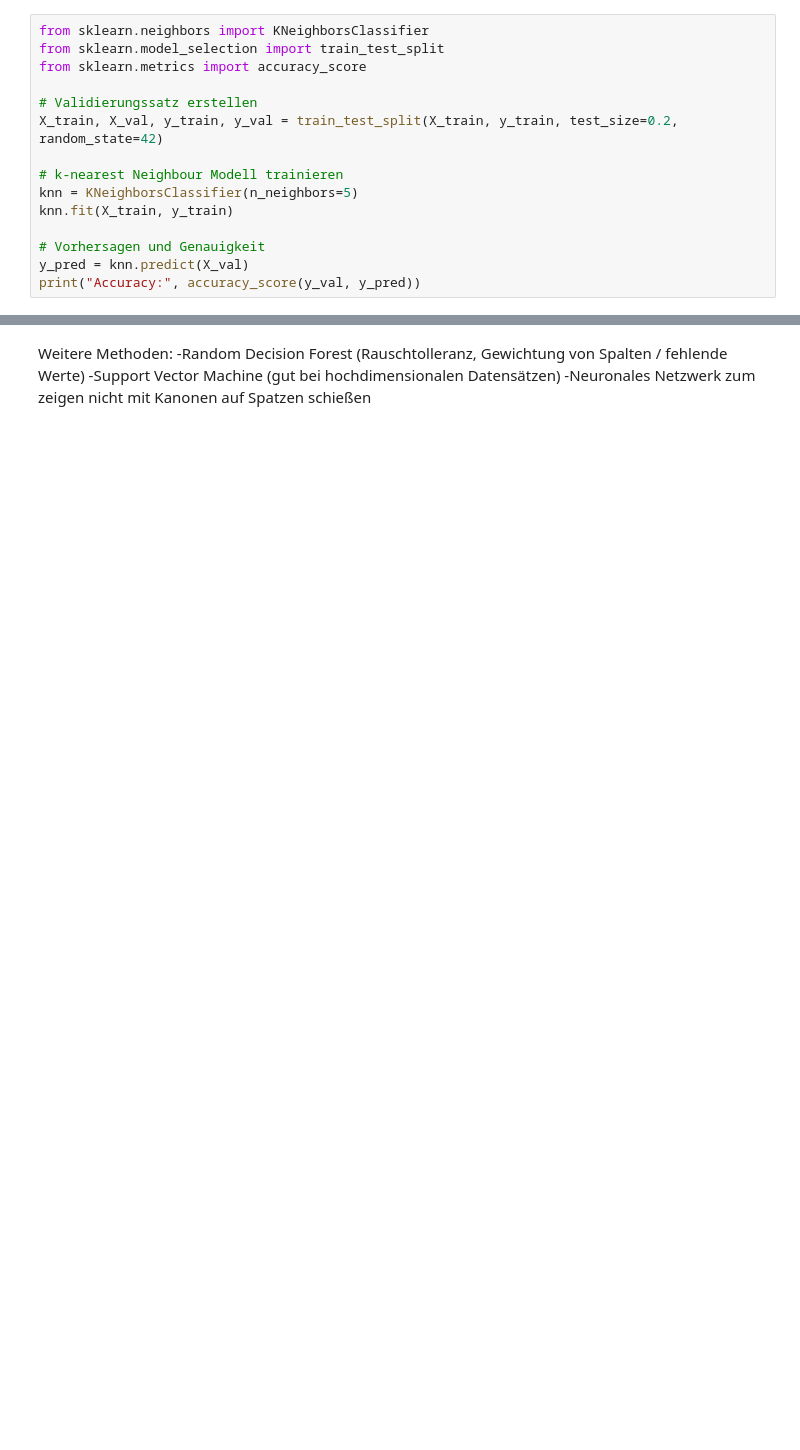
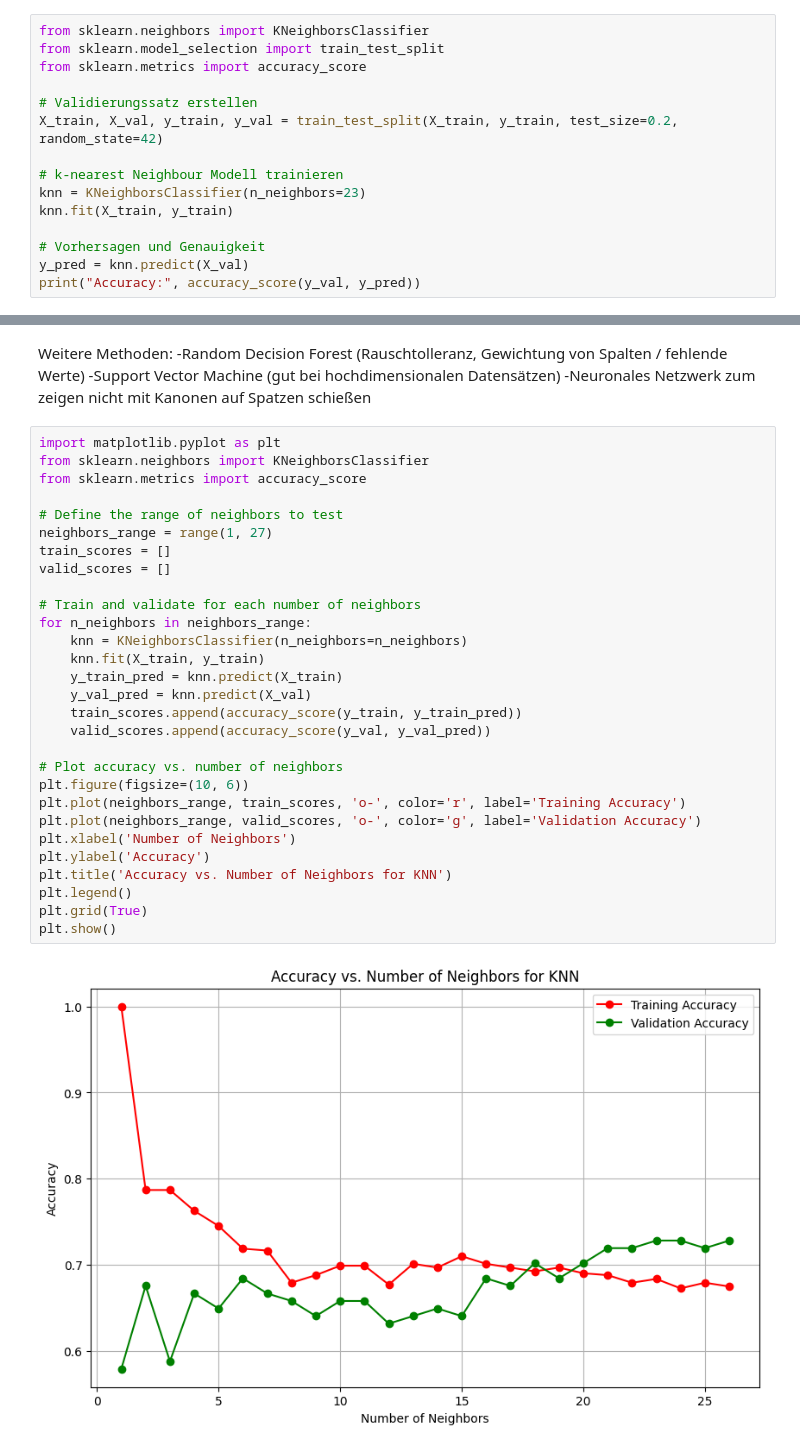
Before and after one commit to Alexander-Friz/AI_Project_KNN_Titanic, a Jupyter notebook: WWI22_KI_UC.ipynb, the cells around one changed output, grey strips where cells are left out. Saved outputs shown, nothing was run; the diff lists cells and outputs as text; blank space fills up the shorter version.

```diff
--- a/WWI22_KI_UC.ipynb
+++ b/WWI22_KI_UC.ipynb
@@ -132,7 +206,7 @@ from sklearn.metrics import accuracy_score
 X_train, X_val, y_train, y_val = train_test_split(X_train, y_train, test_size=0.2, random_state=42)
 
 # k-nearest Neighbour Modell trainieren
-knn = KNeighborsClassifier(n_neighbors=5)
+knn = KNeighborsClassifier(n_neighbors=23)
 knn.fit(X_train, y_train)
 
 # Vorhersagen und Genauigkeit
@@ -162,3 +236,34 @@ Weitere Methoden:
     -Random Decision Forest (Rauschtolleranz, Gewichtung von Spalten / fehlende Werte)
     -Support Vector Machine (gut bei hochdimensionalen Datensätzen)
     -Neuronales Netzwerk zum zeigen nicht mit Kanonen auf Spatzen schießen
+# %%
+import matplotlib.pyplot as plt
+from sklearn.neighbors import KNeighborsClassifier
+from sklearn.metrics import accuracy_score
+
+# Define the range of neighbors to test
+neighbors_range = range(1, 27)
+train_scores = []
+valid_scores = []
+
+# Train and validate for each number of neighbors
+for n_neighbors in neighbors_range:
+    knn = KNeighborsClassifier(n_neighbors=n_neighbors)
+    knn.fit(X_train, y_train)
+    y_train_pred = knn.predict(X_train)
+    y_val_pred = knn.predict(X_val)
+    train_scores.append(accuracy_score(y_train, y_train_pred))
+    valid_scores.append(accuracy_score(y_val, y_val_pred))
+
+# Plot accuracy vs. number of neighbors
+plt.figure(figsize=(10, 6))
+plt.plot(neighbors_range, train_scores, 'o-', color='r', label='Training Accuracy')
+plt.plot(neighbors_range, valid_scores, 'o-', color='g', label='Validation Accuracy')
+plt.xlabel('Number of Neighbors')
+plt.ylabel('Accuracy')
+plt.title('Accuracy vs. Number of Neighbors for KNN')
+plt.legend()
+plt.grid(True)
+plt.show()
+# %% [output]
+[figure, added]
```
Also changed, not shown: parts of 8 cells of this notebook.
